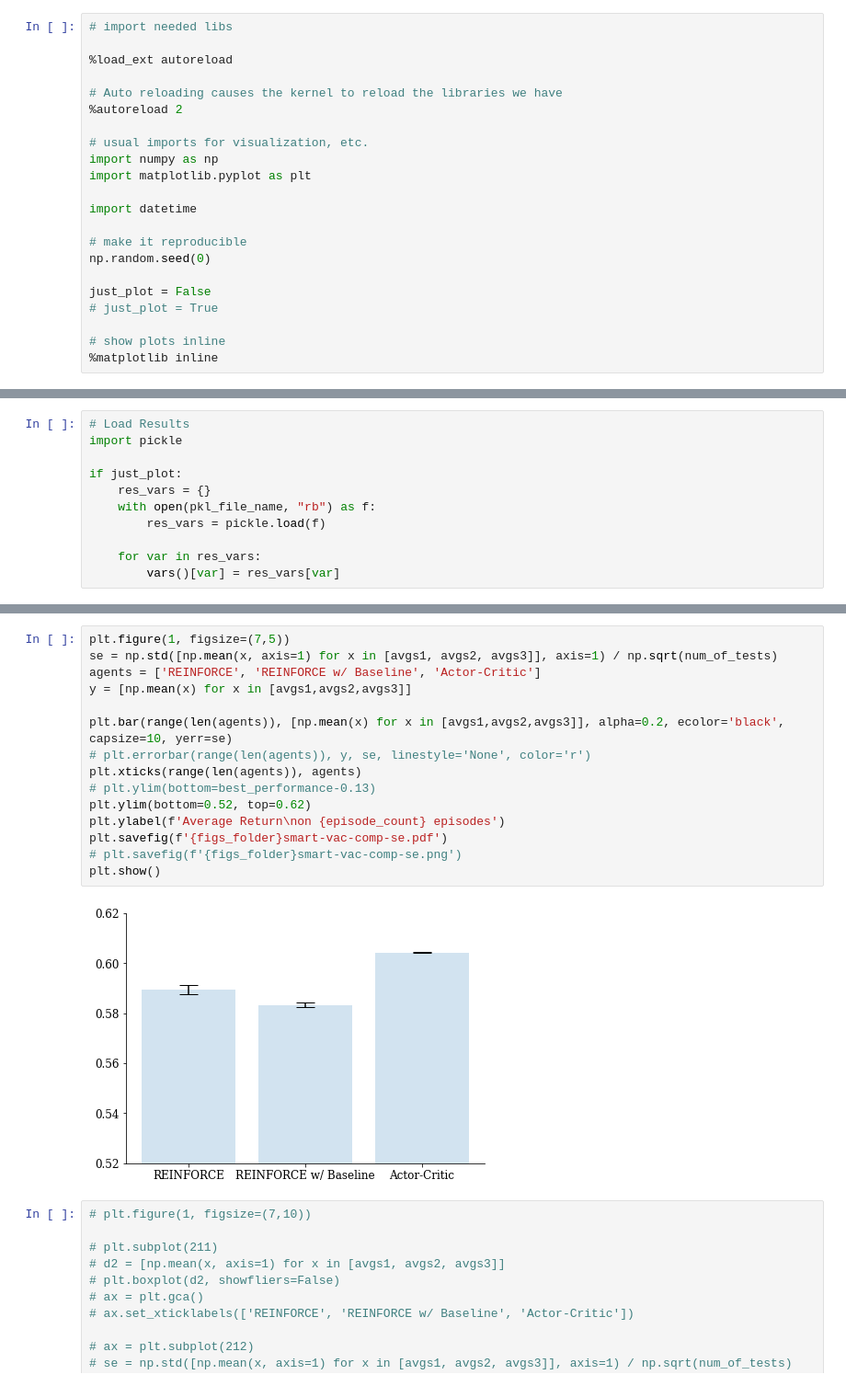
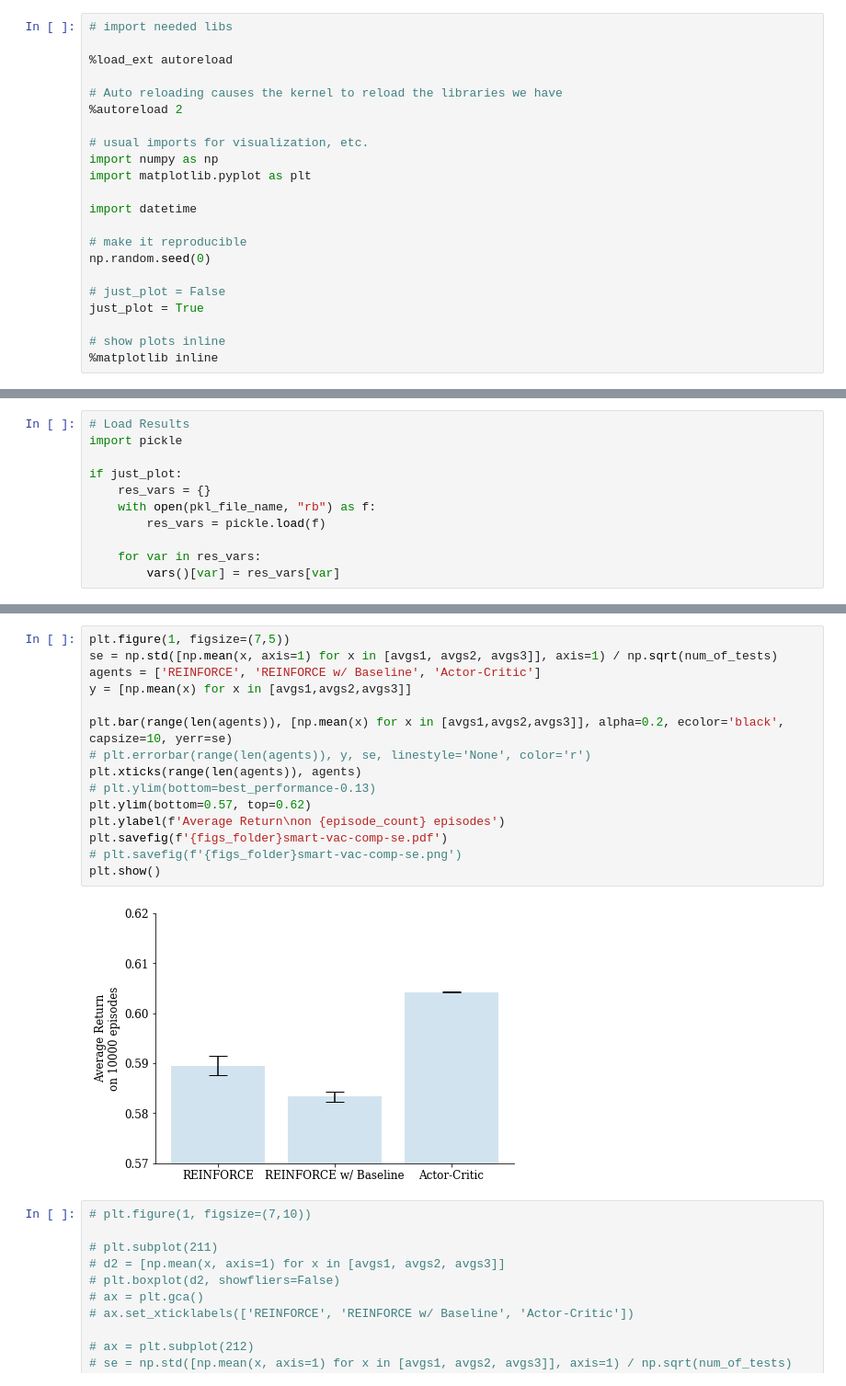
Before and after one commit to nimamahmoudi/rlai-policy-gradient-methods, a Jupyter notebook: final5_compare_best_configs.ipynb, the cells around one changed output, grey strips where cells are left out. Shown at 92% size. Drawn from its saved outputs; the diff is of its cells as text.

```diff
--- a/final5_compare_best_configs.ipynb
+++ b/final5_compare_best_configs.ipynb
@@ -17,8 +17,8 @@ import datetime
 # make it reproducible
 np.random.seed(0)
 
-just_plot = False
-# just_plot = True
+# just_plot = False
+just_plot = True
 
 # show plots inline
 %matplotlib inline
@@ -408,20 +387,20 @@ plt.show()
 # %%
 plt.figure(1, figsize=(7,5))
 se = np.std([np.mean(x, axis=1) for x in [avgs1, avgs2, avgs3]], axis=1) / np.sqrt(num_of_tests)
 agents = ['REINFORCE', 'REINFORCE w/ Baseline', 'Actor-Critic']
 y = [np.mean(x) for x in [avgs1,avgs2,avgs3]]
 
 plt.bar(range(len(agents)), [np.mean(x) for x in [avgs1,avgs2,avgs3]], alpha=0.2, ecolor='black', capsize=10, yerr=se)
 # plt.errorbar(range(len(agents)), y, se, linestyle='None', color='r')
 plt.xticks(range(len(agents)), agents)
 # plt.ylim(bottom=best_performance-0.13)
-plt.ylim(bottom=0.52, top=0.62)
+plt.ylim(bottom=0.57, top=0.62)
 plt.ylabel(f'Average Return\non {episode_count} episodes')
 plt.savefig(f'{figs_folder}smart-vac-comp-se.pdf')
 # plt.savefig(f'{figs_folder}smart-vac-comp-se.png')
 plt.show()
 # %% [output]
-[figure, old version]
+[figure, new version]
 # %%
 # plt.figure(1, figsize=(7,10))
 
```
Also changed, not shown: parts of 13 cells of this notebook, 9 other files.
